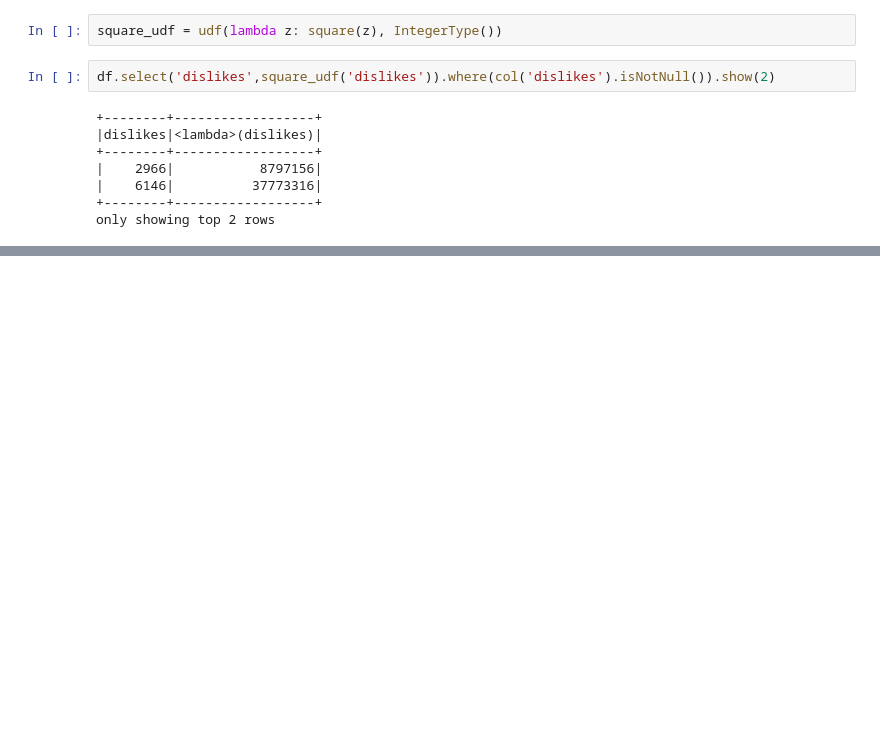
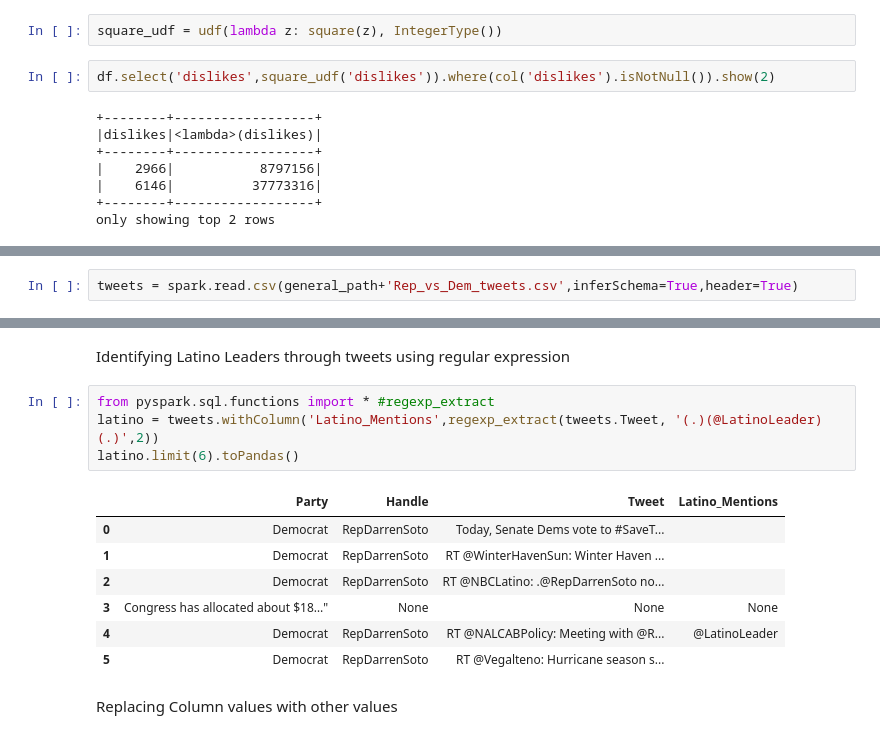
Before and after one commit to citysiva180/PySpark_Exclusive_Learning, a Jupyter notebook: PySpark_Essentials_by_LAYLA.ipynb, the cells around one changed output, grey strips where cells are left out. Saved outputs shown, nothing was run; the diff lists cells and outputs as text; blank space fills up the shorter version.

```diff
--- a/PySpark_Essentials_by_LAYLA.ipynb
+++ b/PySpark_Essentials_by_LAYLA.ipynb
@@ -1456,0 +1481,2 @@ only showing top 2 rows
+# %%
+tweets = spark.read.csv(general_path+'Rep_vs_Dem_tweets.csv',inferSchema=True,header=True)
@@ -1456,0 +1501,16 @@ only showing top 2 rows
+# %% [markdown]
+Identifying Latino Leaders through tweets using regular expression
+# %%
+from pyspark.sql.functions import * #regexp_extract
+latino = tweets.withColumn('Latino_Mentions',regexp_extract(tweets.Tweet, '(.)(@LatinoLeader)(.)',2))
+latino.limit(6).toPandas()
+# %% [output]
+|  | Party | Handle | Tweet | Latino_Mentions |
+| 0 | Democrat | RepDarrenSoto | Today, Senate Dems vote to #SaveT... |  |
+| 1 | Democrat | RepDarrenSoto | RT @WinterHavenSun: Winter Haven ... |  |
+| 2 | Democrat | RepDarrenSoto | RT @NBCLatino: .@RepDarrenSoto no... |  |
+| 3 | Congress has allocated about $18…" | None | None | None |
+| 4 | Democrat | RepDarrenSoto | RT @NALCABPolicy: Meeting with @R... | @LatinoLeader |
+| 5 | Democrat | RepDarrenSoto | RT @Vegalteno: Hurricane season s... |  |
+# %% [markdown]
+Replacing Column values with other values
```
Also changed, not shown: parts of 44 cells of this notebook.
